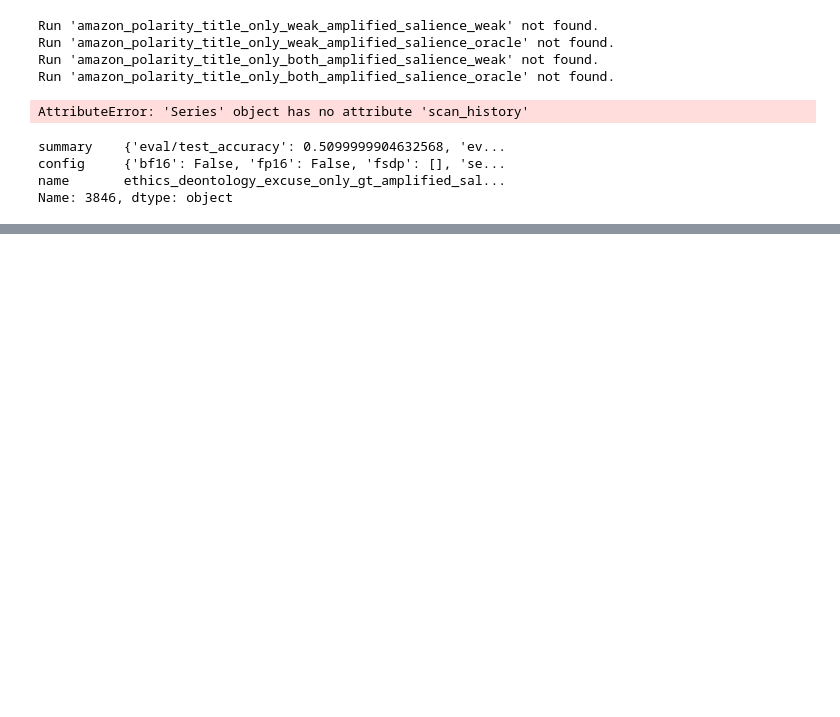
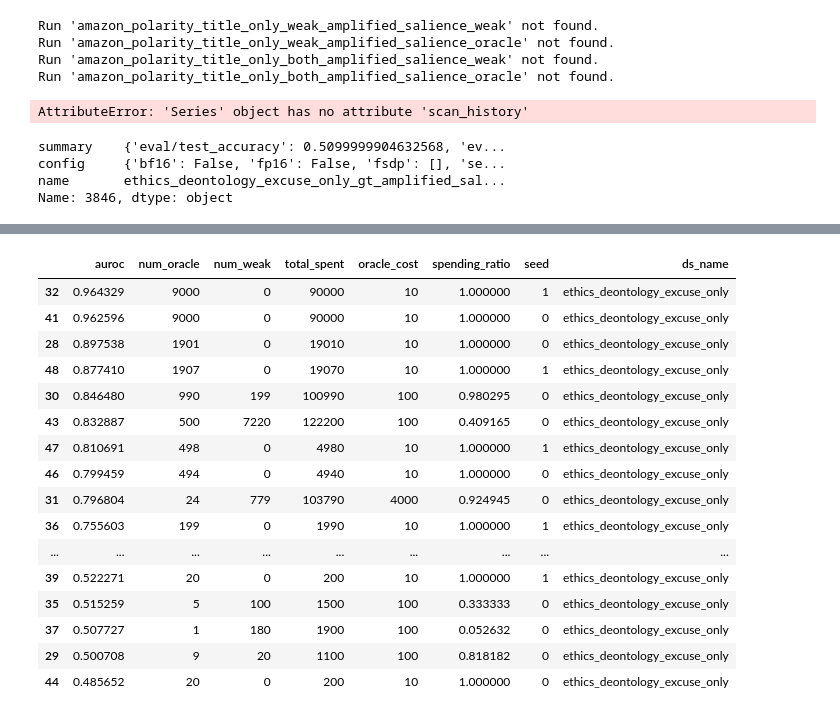
Before and after one commit to EleutherAI/w2s, a Jupyter notebook: analysis.ipynb, the cells around one changed output, grey strips where cells are left out. Cells and saved outputs as stored; diff of their text form; code cells hidden in the pictures; blank space fills up the shorter version.

```diff
--- a/analysis.ipynb
+++ b/analysis.ipynb
@@ -479,0 +512,20 @@ run["summary"]
+# %%
+df[df.ds_name == "ethics_deontology_excuse_only"].sort_values("auroc", ascending=False)
+# %% [output]
+|  | auroc | num_oracle | num_weak | total_spent | oracle_cost | spending_ratio | seed | ds_name |
+| 32 | 0.964329 | 9000 | 0 | 90000 | 10 | 1.000000 | 1 | ethics_deontology_excuse_only |
+| 41 | 0.962596 | 9000 | 0 | 90000 | 10 | 1.000000 | 0 | ethics_deontology_excuse_only |
+| 28 | 0.897538 | 1901 | 0 | 19010 | 10 | 1.000000 | 0 | ethics_deontology_excuse_only |
+| 48 | 0.877410 | 1907 | 0 | 19070 | 10 | 1.000000 | 1 | ethics_deontology_excuse_only |
+| 30 | 0.846480 | 990 | 199 | 100990 | 100 | 0.980295 | 0 | ethics_deontology_excuse_only |
+| 43 | 0.832887 | 500 | 7220 | 122200 | 100 | 0.409165 | 0 | ethics_deontology_excuse_only |
+| 47 | 0.810691 | 498 | 0 | 4980 | 10 | 1.000000 | 1 | ethics_deontology_excuse_only |
+| 46 | 0.799459 | 494 | 0 | 4940 | 10 | 1.000000 | 0 | ethics_deontology_excuse_only |
+| 31 | 0.796804 | 24 | 779 | 103790 | 4000 | 0.924945 | 0 | ethics_deontology_excuse_only |
+| 36 | 0.755603 | 199 | 0 | 1990 | 10 | 1.000000 | 1 | ethics_deontology_excuse_only |
+| ... | ... | ... | ... | ... | ... | ... | ... | ... |
+| 39 | 0.522271 | 20 | 0 | 200 | 10 | 1.000000 | 1 | ethics_deontology_excuse_only |
+| 35 | 0.515259 | 5 | 100 | 1500 | 100 | 0.333333 | 0 | ethics_deontology_excuse_only |
+| 37 | 0.507727 | 1 | 180 | 1900 | 100 | 0.052632 | 0 | ethics_deontology_excuse_only |
+| 29 | 0.500708 | 9 | 20 | 1100 | 100 | 0.818182 | 0 | ethics_deontology_excuse_only |
+| 44 | 0.485652 | 20 | 0 | 200 | 10 | 1.000000 | 0 | ethics_deontology_excuse_only |
```
Also changed, not shown: parts of 13 cells of this notebook, 4 other files.
